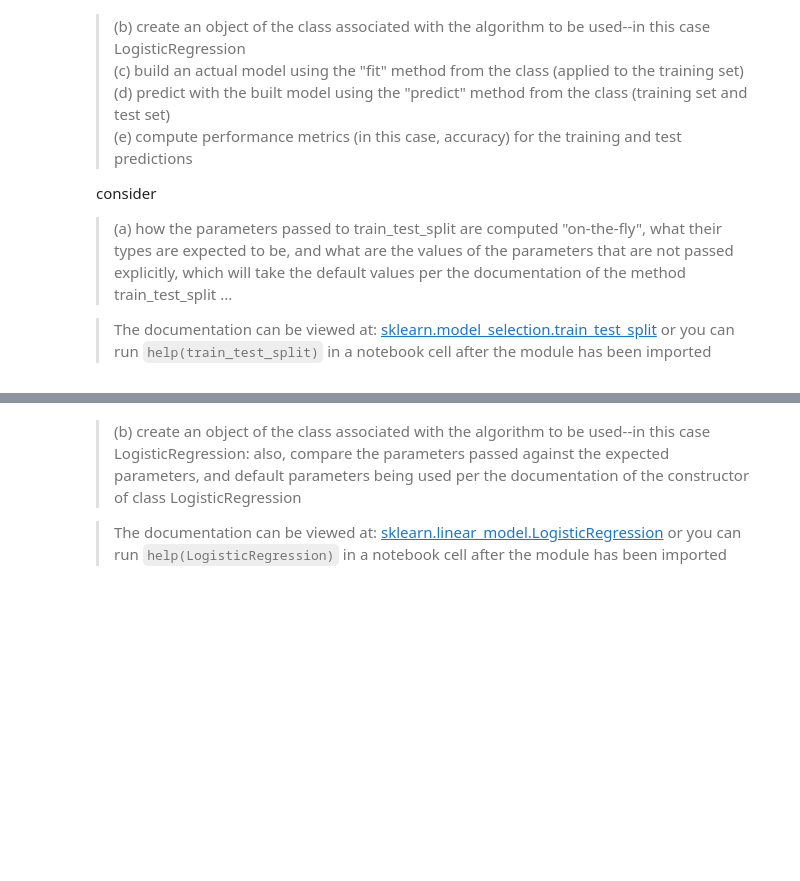
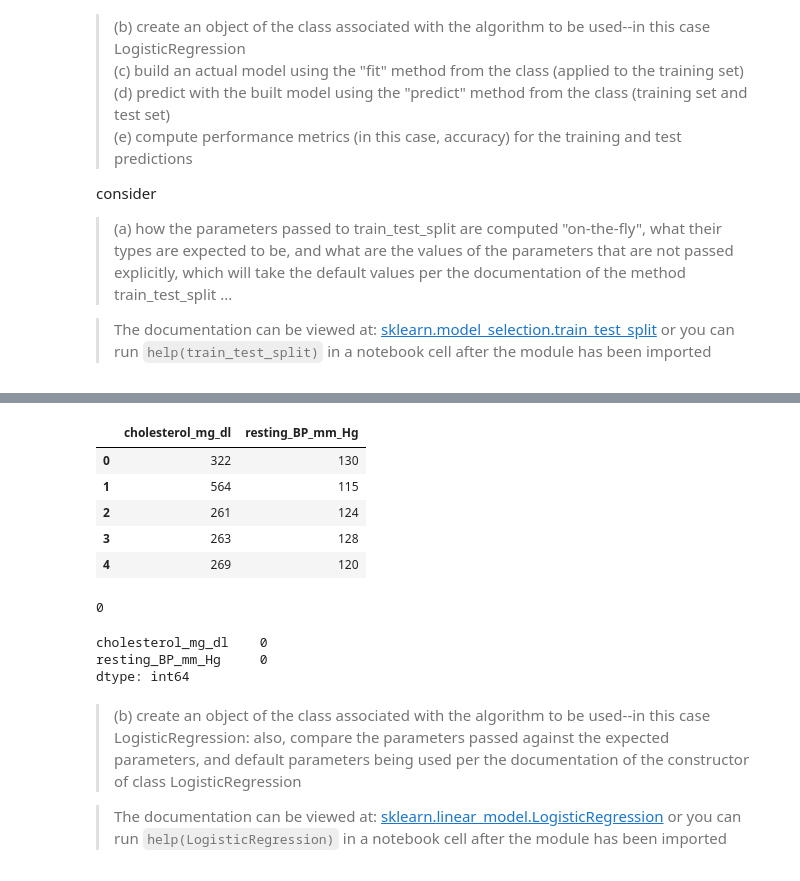
Before and after one commit to Lidan2022/Springboard, a Jupyter notebook: Logistic Regression Advanced Case Study2.ipynb, the cells around one changed output, grey strips where cells are left out. Drawn from its saved outputs; the diff is of its cells as text; code cells hidden in the pictures; blank space fills up the shorter version.

```diff
--- a/Logistic Regression Advanced Case Study2.ipynb
+++ b/Logistic Regression Advanced Case Study2.ipynb
@@ -605,3 +662,22 @@ Xtrain, Xtest, ytrain, ytest = train_test_split(dflog[['cholesterol_mg_dl','rest
+# %%
+dflog[['cholesterol_mg_dl','resting_BP_mm_Hg']].head()   ###
+# %% [output]
+|  | cholesterol_mg_dl | resting_BP_mm_Hg |
+| 0 | 322 | 130 |
+| 1 | 564 | 115 |
+| 2 | 261 | 124 |
+| 3 | 263 | 128 |
+| 4 | 269 | 120 |
+# %%
+dflog['heart_disease'].isnull().sum()       ###
+# %% [output]
+0
+# %%
+dflog[['cholesterol_mg_dl','resting_BP_mm_Hg']].isnull().sum()      ###
+# %% [output]
+cholesterol_mg_dl    0
+resting_BP_mm_Hg     0
+dtype: int64
 # %% [markdown]
 > (b) create an object of the class associated with the algorithm to be used--in this case LogisticRegression: also, compare the parameters passed against the expected parameters, and default parameters being used per the documentation of the constructor of class LogisticRegression
 
```
Also changed, not shown: parts of 20 cells of this notebook.
